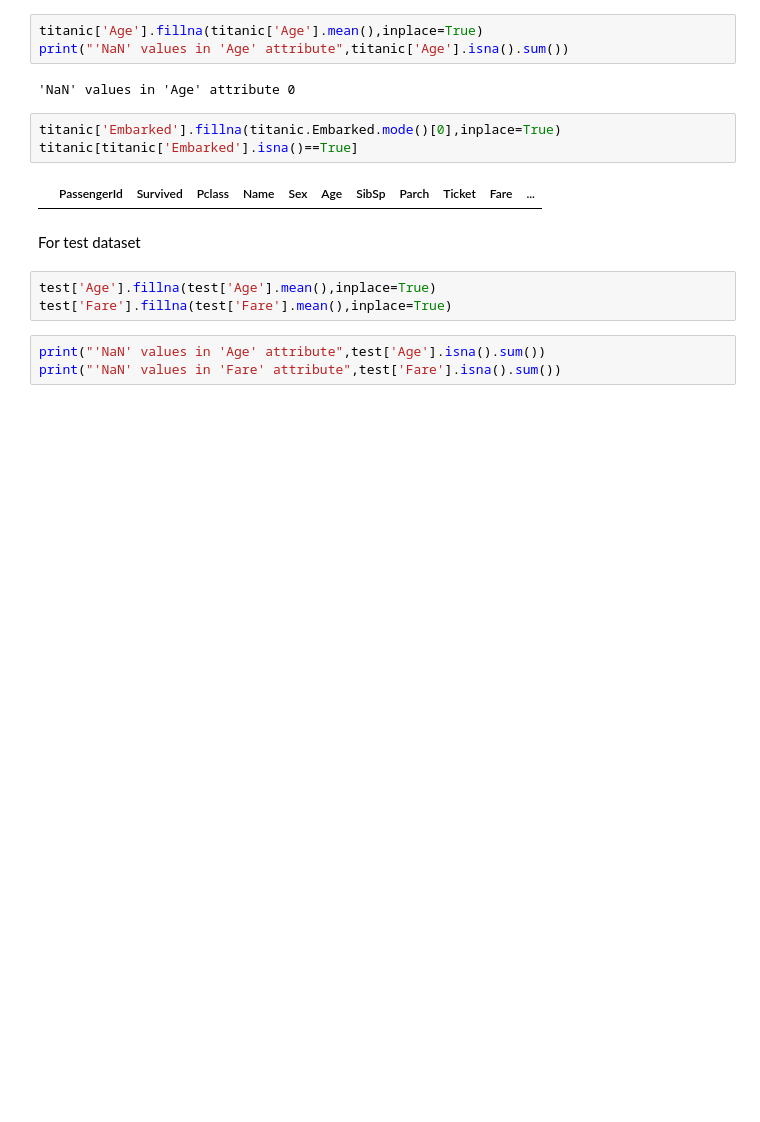
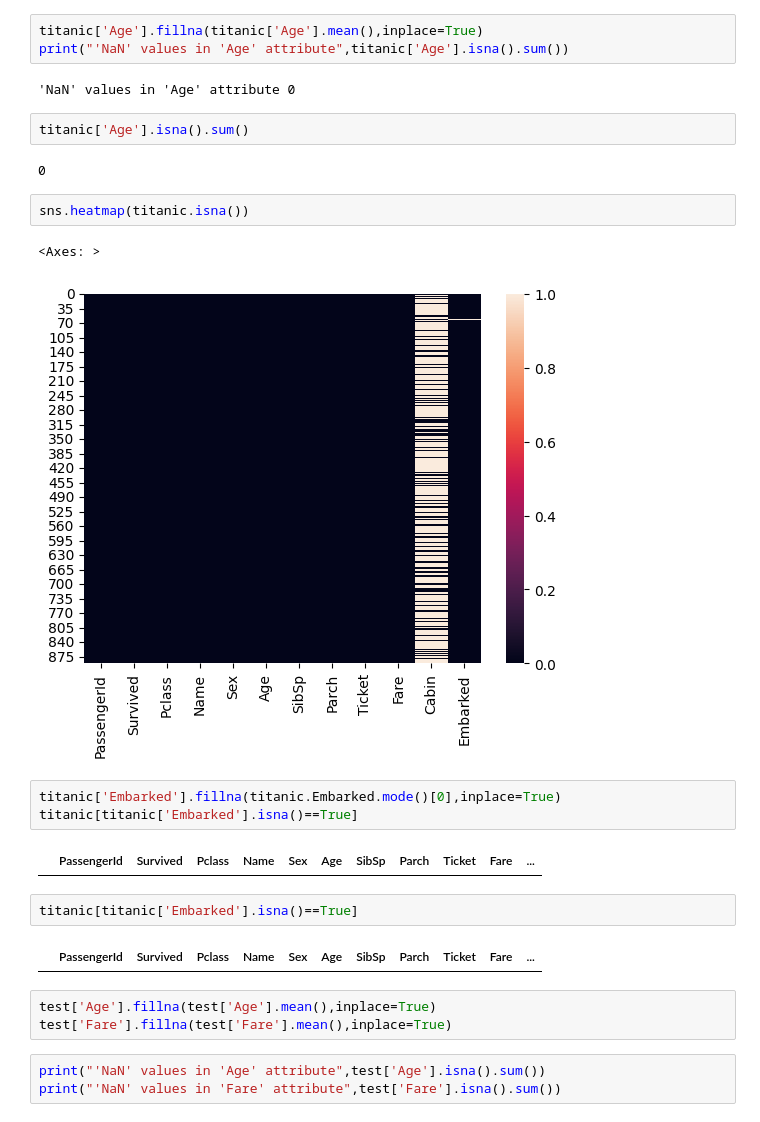
Before and after one commit to shivarjunpawan/DM, a Jupyter notebook: Datamining.ipynb, the cells around one changed output. Drawn from its saved outputs; the diff is of its cells as text; blank space fills up the shorter version.

```diff
--- a/Datamining.ipynb
+++ b/Datamining.ipynb
@@ -182,13 +180,24 @@ titanic['Age'].fillna(titanic['Age'].mean(),inplace=True)
 print("'NaN' values in 'Age' attribute",titanic['Age'].isna().sum())
 # %% [output]
 'NaN' values in 'Age' attribute 0
+# %%
+titanic['Age'].isna().sum()
+# %% [output]
+0
+# %%
+sns.heatmap(titanic.isna())
+# %% [output]
+<Axes: >
+[figure, added]
 # %%
 titanic['Embarked'].fillna(titanic.Embarked.mode()[0],inplace=True)
 titanic[titanic['Embarked'].isna()==True]
 # %% [output]
 |  | PassengerId | Survived | Pclass | Name | Sex | Age | SibSp | Parch | Ticket | Fare | ... |
-# %% [markdown]
-For test dataset
+# %%
+titanic[titanic['Embarked'].isna()==True]
+# %% [output]
+|  | PassengerId | Survived | Pclass | Name | Sex | Age | SibSp | Parch | Ticket | Fare | ... |
 # %%
 test['Age'].fillna(test['Age'].mean(),inplace=True)
 test['Fare'].fillna(test['Fare'].mean(),inplace=True)
```
Also changed, not shown: parts of 12 cells of this notebook.
